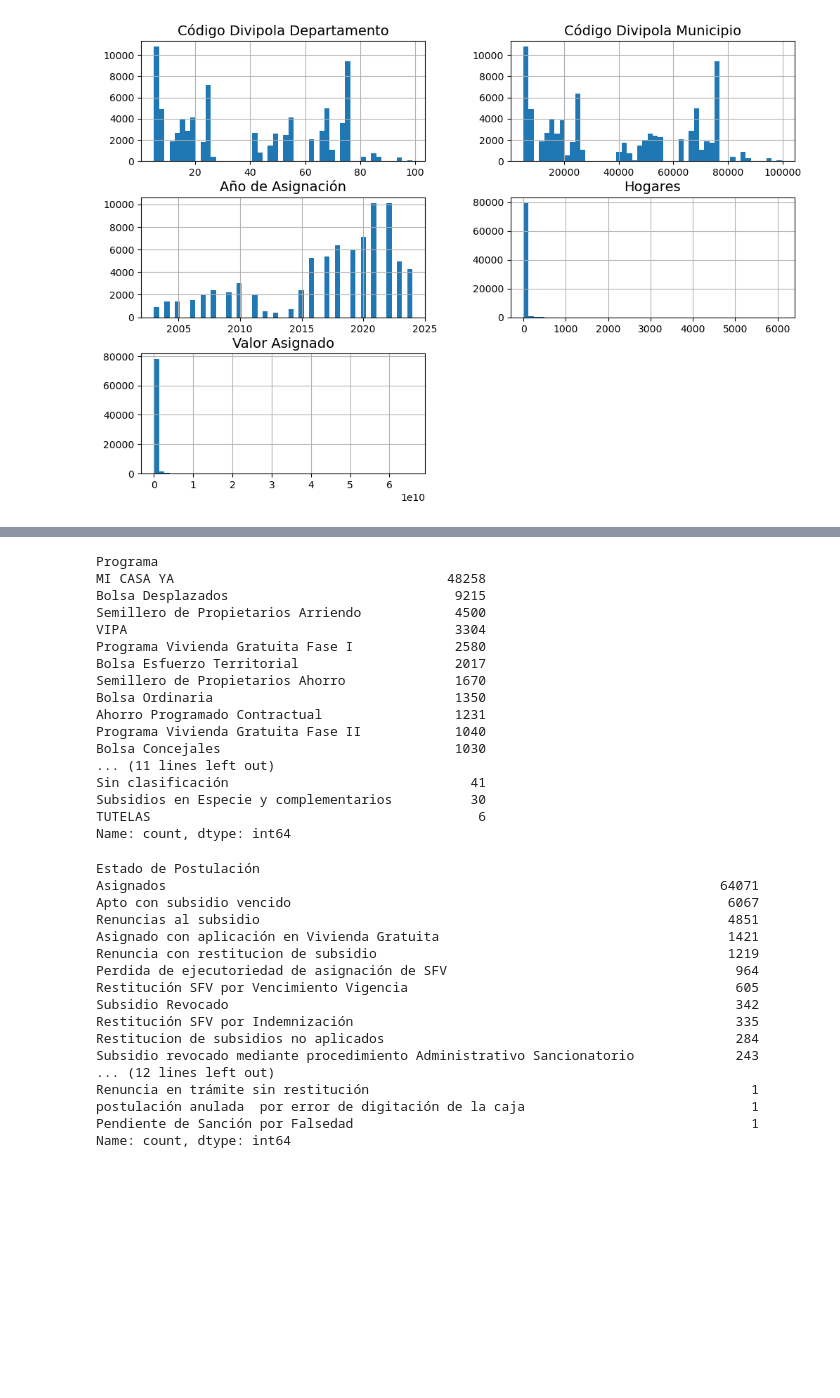
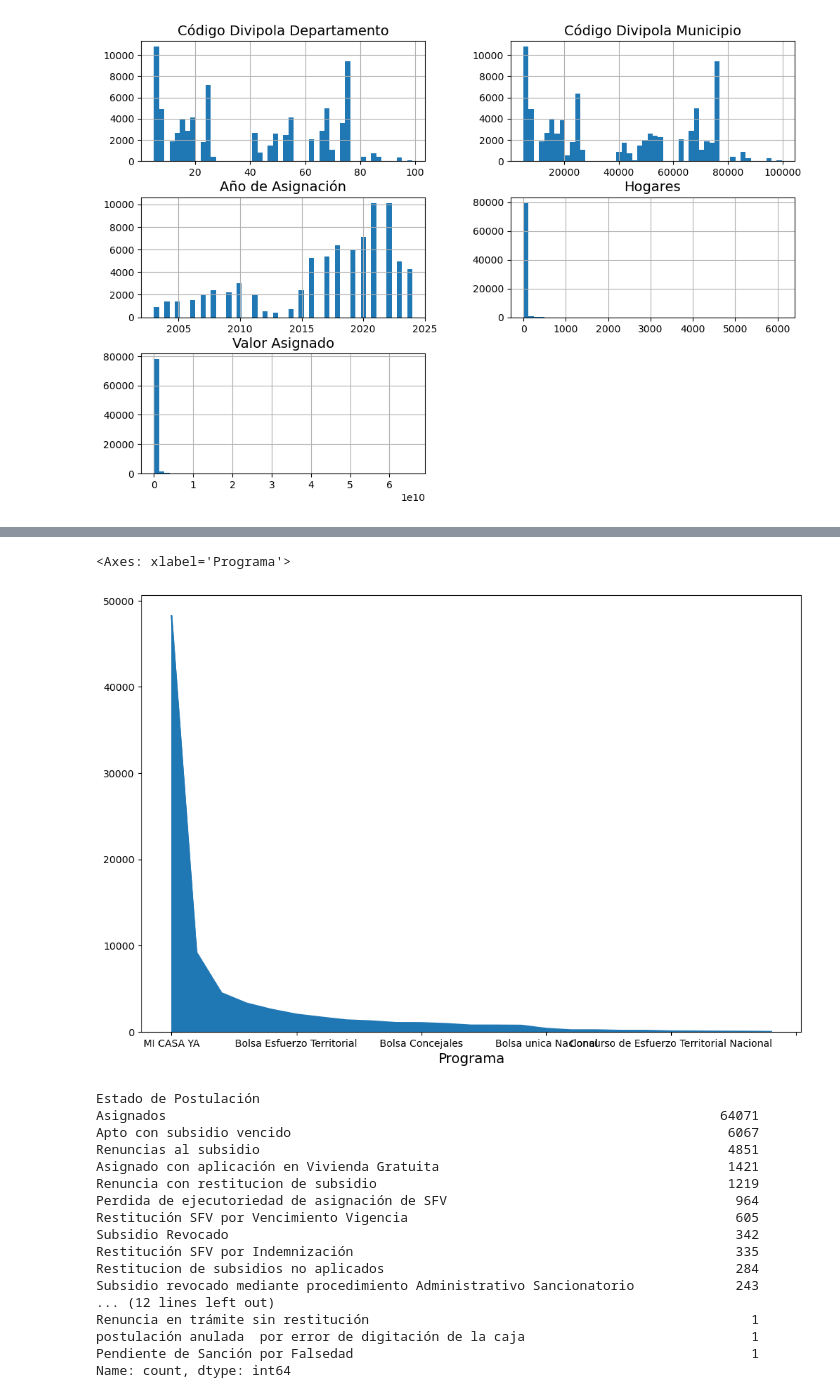
Before and after one commit to diegofercho21323/data-my-home, a Jupyter notebook: notebooks/vivienda.ipynb, the cells around one changed output, grey strips where cells are left out. Drawn from its saved outputs; the diff is of its cells as text; code cells hidden in the pictures; blank space fills up the shorter version.

```diff
--- a/notebooks/vivienda.ipynb
+++ b/notebooks/vivienda.ipynb
@@ -149,23 +123,8 @@ Name: count, Length: 985, dtype: int64
 # %%
-df['Programa'].value_counts()
+df['Programa'].value_counts().plot(kind='area', figsize=(12, 8))
 # %% [output]
-Programa
-MI CASA YA                                   48258
-Bolsa Desplazados                             9215
-Semillero de Propietarios Arriendo            4500
-VIPA                                          3304
-Programa Vivienda Gratuita Fase I             2580
-Bolsa Esfuerzo Territorial                    2017
-Semillero de Propietarios Ahorro              1670
-Bolsa Ordinaria                               1350
-Ahorro Programado Contractual                 1231
-Programa Vivienda Gratuita Fase II            1040
-Bolsa Concejales                              1030
-... (11 lines left out)
-Sin clasificación                               41
-Subsidios en Especie y complementarios          30
-TUTELAS                                          6
-Name: count, dtype: int64
+<Axes: xlabel='Programa'>
+[figure, added]
 # %%
 df['Estado de Postulación'].value_counts()
 # %% [output]
```
Also changed, not shown: parts of 9 cells of this notebook.
